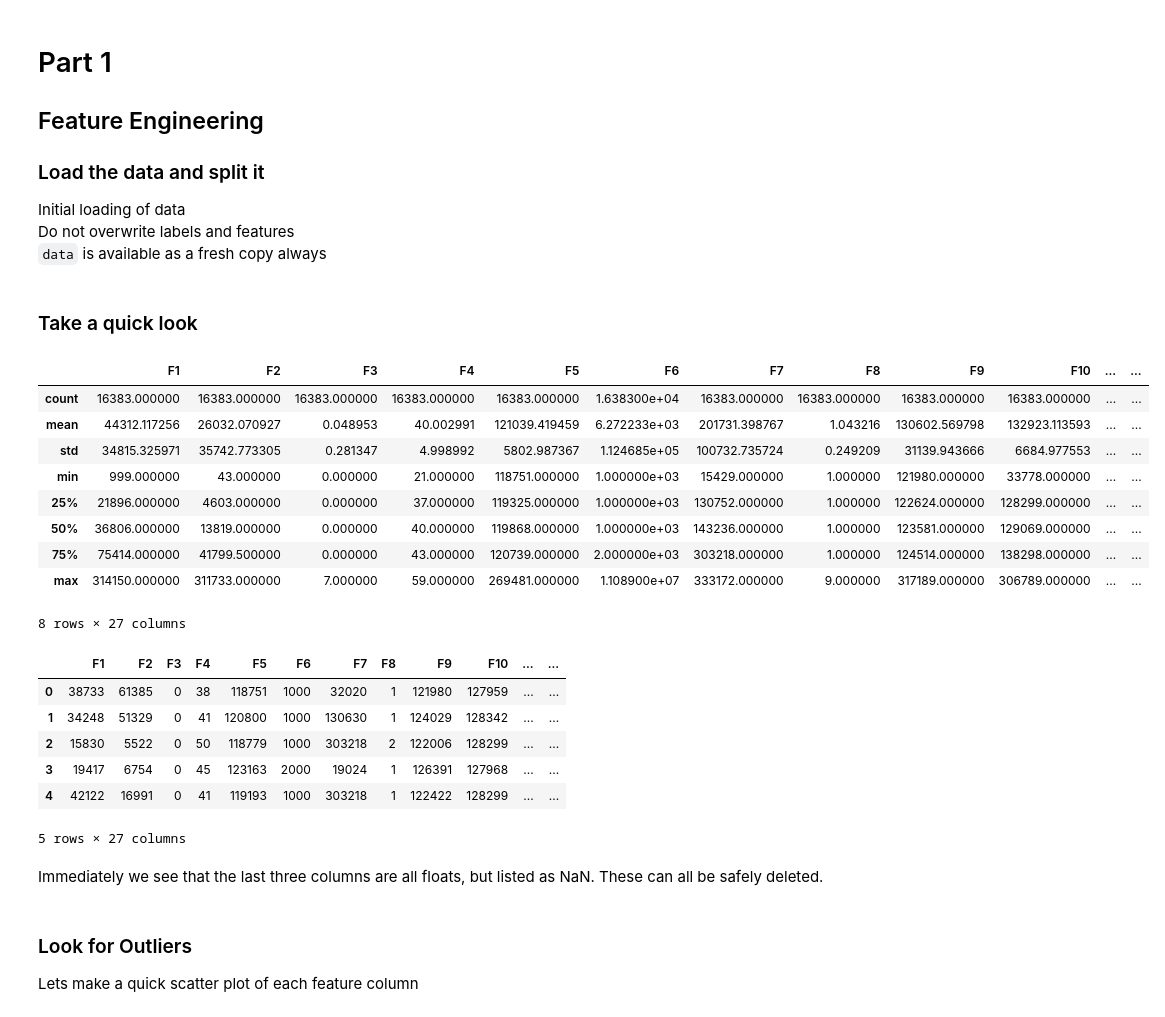
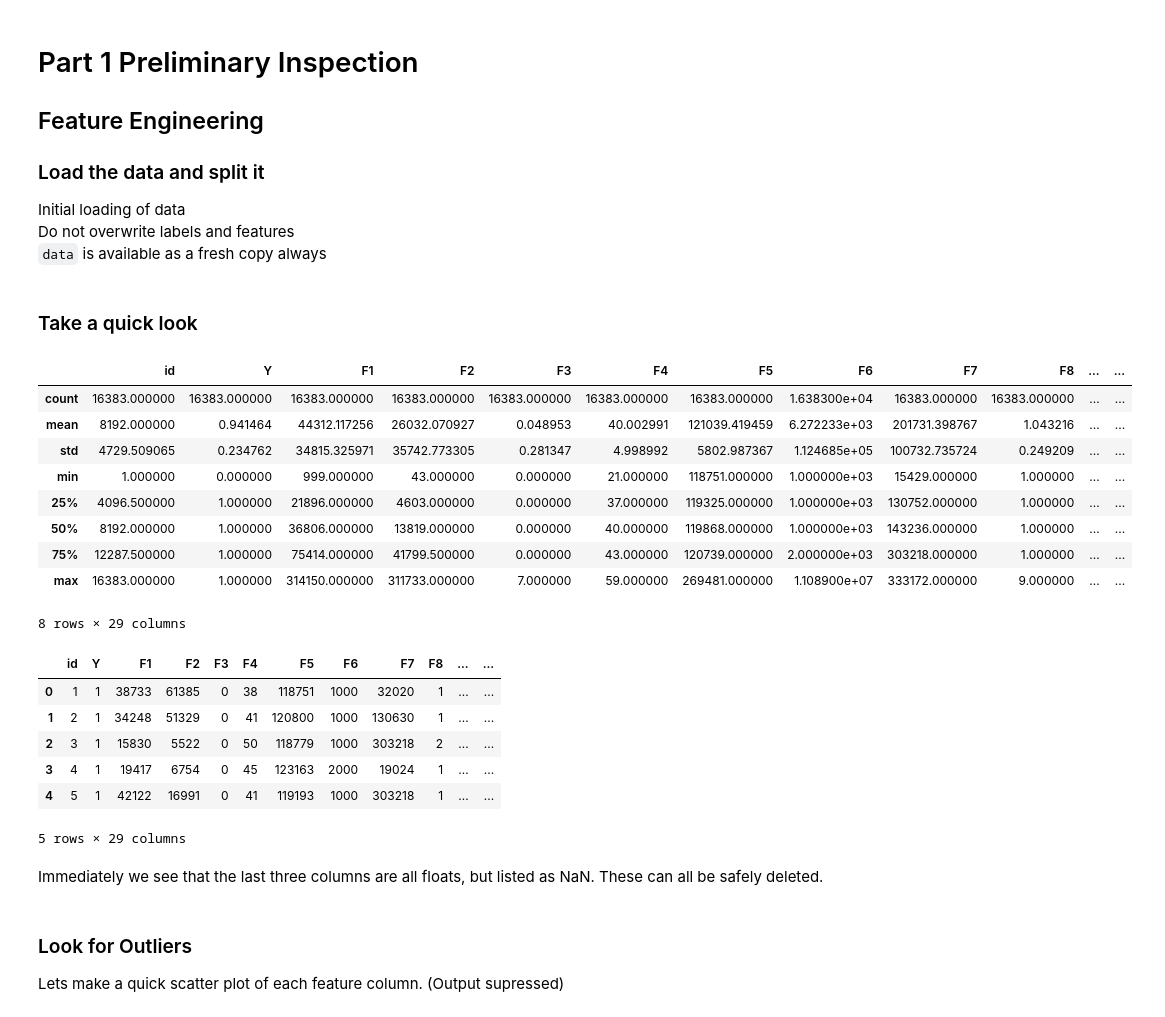
Before and after one commit to jsigee87/Kaggle-Midterm, a Jupyter notebook: src/prelim.ipynb, the cells around one changed output. Cells and saved outputs as stored; diff of their text form; code cells hidden in the pictures.

```diff
--- a/src/prelim.ipynb
+++ b/src/prelim.ipynb
@@ -26,5 +45,5 @@ InteractiveShell.ast_node_interactivity = "all"
 # %% [markdown]
-# Part 1
+# Part 1 Preliminary Inspection
 ## Feature Engineering
 ### Load the data and split it
 Initial loading of data<br>
@@ -40,29 +59,29 @@ features = data.drop(['id', 'Y'], axis=1)
 # %% [markdown]
 ### Take a quick look
 # %%
-features.describe()
-features.head()
+data.describe()
+data.head()
 #features.isnull().sum()
 #print(features['F25'])
 #features.dtypes
 # %% [output]
-|  | F1 | F2 | F3 | F4 | F5 | F6 | F7 | F8 | F9 | F10 | ... | ... |
-| count | 16383.000000 | 16383.000000 | 16383.000000 | 16383.000000 | 16383.000000 | 1.638300e+04 | 16383.000000 | 16383.000000 | 16383.000000 | 16383.000000 | ... | ... |
-| mean | 44312.117256 | 26032.070927 | 0.048953 | 40.002991 | 121039.419459 | 6.272233e+03 | 201731.398767 | 1.043216 | 130602.569798 | 132923.113593 | ... | ... |
-| std | 34815.325971 | 35742.773305 | 0.281347 | 4.998992 | 5802.987367 | 1.124685e+05 | 100732.735724 | 0.249209 | 31139.943666 | 6684.977553 | ... | ... |
-| min | 999.000000 | 43.000000 | 0.000000 | 21.000000 | 118751.000000 | 1.000000e+03 | 15429.000000 | 1.000000 | 121980.000000 | 33778.000000 | ... | ... |
-| 25% | 21896.000000 | 4603.000000 | 0.000000 | 37.000000 | 119325.000000 | 1.000000e+03 | 130752.000000 | 1.000000 | 122624.000000 | 128299.000000 | ... | ... |
-| 50% | 36806.000000 | 13819.000000 | 0.000000 | 40.000000 | 119868.000000 | 1.000000e+03 | 143236.000000 | 1.000000 | 123581.000000 | 129069.000000 | ... | ... |
-| 75% | 75414.000000 | 41799.500000 | 0.000000 | 43.000000 | 120739.000000 | 2.000000e+03 | 303218.000000 | 1.000000 | 124514.000000 | 138298.000000 | ... | ... |
-| max | 314150.000000 | 311733.000000 | 7.000000 | 59.000000 | 269481.000000 | 1.108900e+07 | 333172.000000 | 9.000000 | 317189.000000 | 306789.000000 | ... | ... |
+|  | id | Y | F1 | F2 | F3 | F4 | F5 | F6 | F7 | F8 | ... | ... |
+| count | 16383.000000 | 16383.000000 | 16383.000000 | 16383.000000 | 16383.000000 | 16383.000000 | 16383.000000 | 1.638300e+04 | 16383.000000 | 16383.000000 | ... | ... |
+| mean | 8192.000000 | 0.941464 | 44312.117256 | 26032.070927 | 0.048953 | 40.002991 | 121039.419459 | 6.272233e+03 | 201731.398767 | 1.043216 | ... | ... |
+| std | 4729.509065 | 0.234762 | 34815.325971 | 35742.773305 | 0.281347 | 4.998992 | 5802.987367 | 1.124685e+05 | 100732.735724 | 0.249209 | ... | ... |
+| min | 1.000000 | 0.000000 | 999.000000 | 43.000000 | 0.000000 | 21.000000 | 118751.000000 | 1.000000e+03 | 15429.000000 | 1.000000 | ... | ... |
+| 25% | 4096.500000 | 1.000000 | 21896.000000 | 4603.000000 | 0.000000 | 37.000000 | 119325.000000 | 1.000000e+03 | 130752.000000 | 1.000000 | ... | ... |
+| 50% | 8192.000000 | 1.000000 | 36806.000000 | 13819.000000 | 0.000000 | 40.000000 | 119868.000000 | 1.000000e+03 | 143236.000000 | 1.000000 | ... | ... |
+| 75% | 12287.500000 | 1.000000 | 75414.000000 | 41799.500000 | 0.000000 | 43.000000 | 120739.000000 | 2.000000e+03 | 303218.000000 | 1.000000 | ... | ... |
+| max | 16383.000000 | 1.000000 | 314150.000000 | 311733.000000 | 7.000000 | 59.000000 | 269481.000000 | 1.108900e+07 | 333172.000000 | 9.000000 | ... | ... |
-8 rows × 27 columns
+8 rows × 29 columns
-|  | F1 | F2 | F3 | F4 | F5 | F6 | F7 | F8 | F9 | F10 | ... | ... |
-| 0 | 38733 | 61385 | 0 | 38 | 118751 | 1000 | 32020 | 1 | 121980 | 127959 | ... | ... |
-| 1 | 34248 | 51329 | 0 | 41 | 120800 | 1000 | 130630 | 1 | 124029 | 128342 | ... | ... |
-| 2 | 15830 | 5522 | 0 | 50 | 118779 | 1000 | 303218 | 2 | 122006 | 128299 | ... | ... |
-| 3 | 19417 | 6754 | 0 | 45 | 123163 | 2000 | 19024 | 1 | 126391 | 127968 | ... | ... |
-| 4 | 42122 | 16991 | 0 | 41 | 119193 | 1000 | 303218 | 1 | 122422 | 128299 | ... | ... |
+|  | id | Y | F1 | F2 | F3 | F4 | F5 | F6 | F7 | F8 | ... | ... |
+| 0 | 1 | 1 | 38733 | 61385 | 0 | 38 | 118751 | 1000 | 32020 | 1 | ... | ... |
+| 1 | 2 | 1 | 34248 | 51329 | 0 | 41 | 120800 | 1000 | 130630 | 1 | ... | ... |
+| 2 | 3 | 1 | 15830 | 5522 | 0 | 50 | 118779 | 1000 | 303218 | 2 | ... | ... |
+| 3 | 4 | 1 | 19417 | 6754 | 0 | 45 | 123163 | 2000 | 19024 | 1 | ... | ... |
+| 4 | 5 | 1 | 42122 | 16991 | 0 | 41 | 119193 | 1000 | 303218 | 1 | ... | ... |
-5 rows × 27 columns
+5 rows × 29 columns
 # %% [markdown]
 Immediately we see that the last three columns are all floats, but listed as NaN. These can all be safely deleted.
 # %%
@@ -71,5 +90,5 @@ features.drop(garbage, axis=1, inplace=True)
 # %% [markdown]
 ### Look for Outliers
 
-Lets make a quick scatter plot of each feature column
+Lets make a quick scatter plot of each feature column. (Output supressed)
 # %%
```
Also changed, not shown: parts of 51 cells of this notebook, 6 other files.
